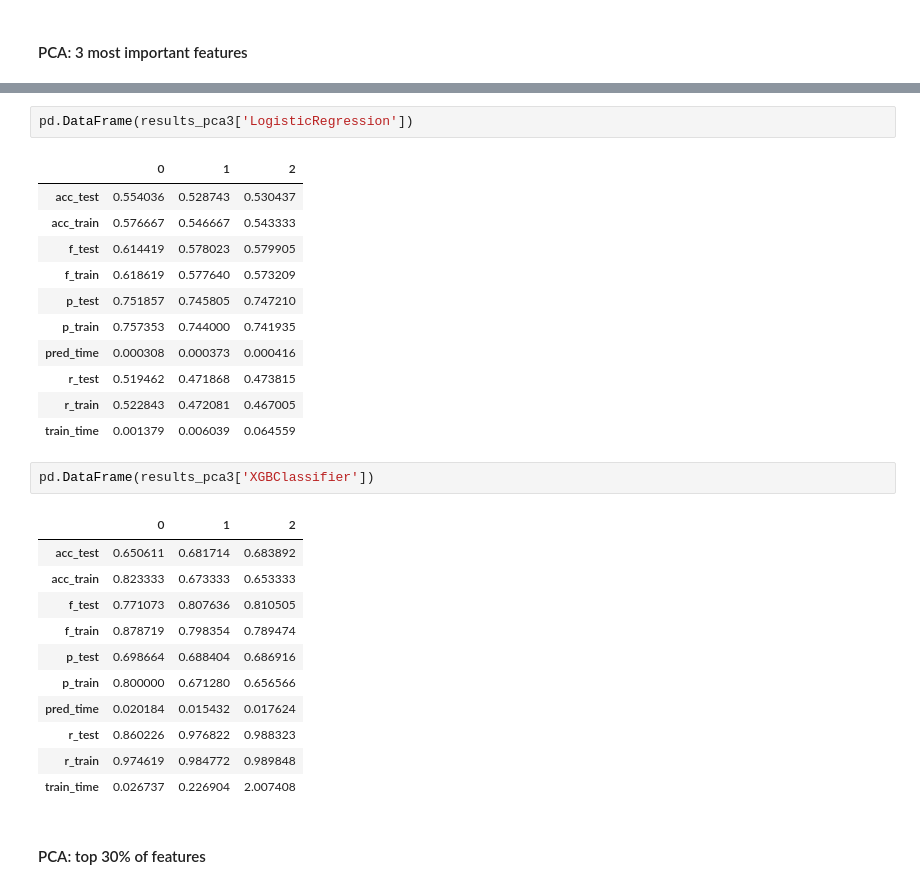
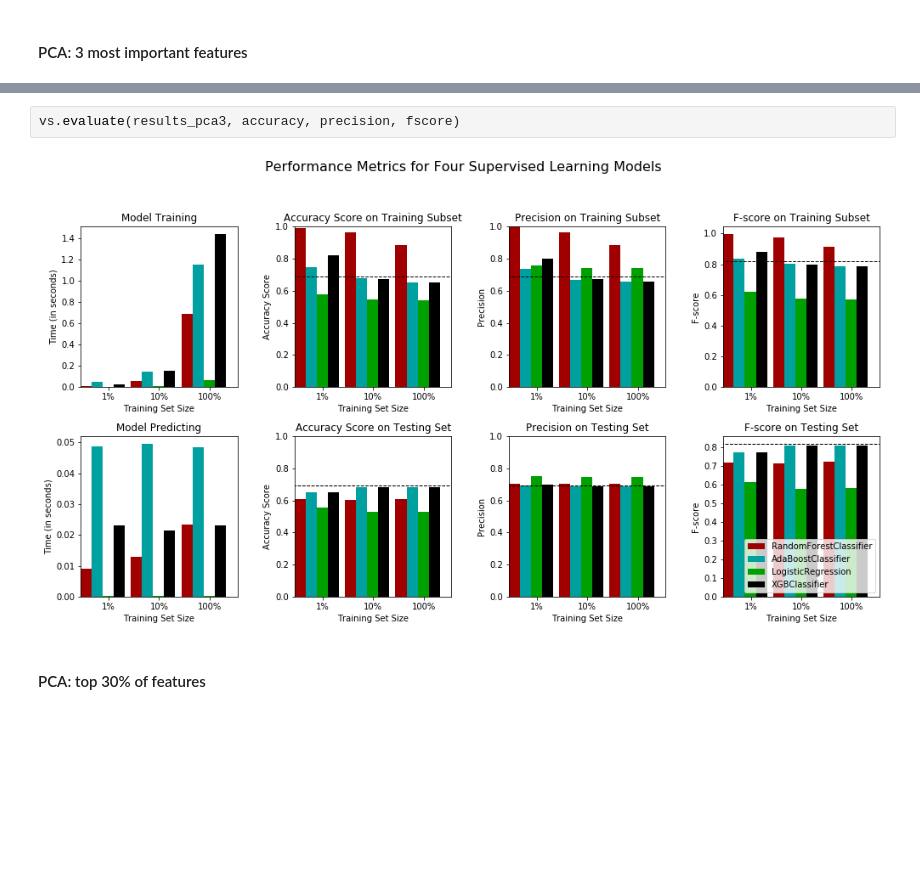
Before and after one commit to eskrav/udacity-machine-learning, a Jupyter notebook: capstone-project/capstone_project.ipynb, the cells around one changed output, grey strips where cells are left out. Drawn from its saved outputs; the diff is of its cells as text; blank space fills up the shorter version.

```diff
--- a/capstone-project/capstone_project.ipynb
+++ b/capstone-project/capstone_project.ipynb
@@ -1391,31 +1259,7 @@ pd.DataFrame(results_pca3['AdaBoostClassifier'])
-# %%
-pd.DataFrame(results_pca3['LogisticRegression'])
-# %% [output]
-|  | 0 | 1 | 2 |
-| acc_test | 0.554036 | 0.528743 | 0.530437 |
-| acc_train | 0.576667 | 0.546667 | 0.543333 |
-| f_test | 0.614419 | 0.578023 | 0.579905 |
-| f_train | 0.618619 | 0.577640 | 0.573209 |
-| p_test | 0.751857 | 0.745805 | 0.747210 |
-| p_train | 0.757353 | 0.744000 | 0.741935 |
-| pred_time | 0.000308 | 0.000373 | 0.000416 |
-| r_test | 0.519462 | 0.471868 | 0.473815 |
-| r_train | 0.522843 | 0.472081 | 0.467005 |
-| train_time | 0.001379 | 0.006039 | 0.064559 |
-# %%
-pd.DataFrame(results_pca3['XGBClassifier'])
-# %% [output]
-|  | 0 | 1 | 2 |
-| acc_test | 0.650611 | 0.681714 | 0.683892 |
-| acc_train | 0.823333 | 0.673333 | 0.653333 |
-| f_test | 0.771073 | 0.807636 | 0.810505 |
-| f_train | 0.878719 | 0.798354 | 0.789474 |
-| p_test | 0.698664 | 0.688404 | 0.686916 |
-| p_train | 0.800000 | 0.671280 | 0.656566 |
-| pred_time | 0.020184 | 0.015432 | 0.017624 |
-| r_test | 0.860226 | 0.976822 | 0.988323 |
-| r_train | 0.974619 | 0.984772 | 0.989848 |
-| train_time | 0.026737 | 0.226904 | 2.007408 |
+# %%
+vs.evaluate(results_pca3, accuracy, precision, fscore)
+# %% [output]
+[figure, added]
 # %% [markdown]
 #### PCA: top 30% of features
 # %%
```
Also changed, not shown: parts of 80 cells of this notebook.
